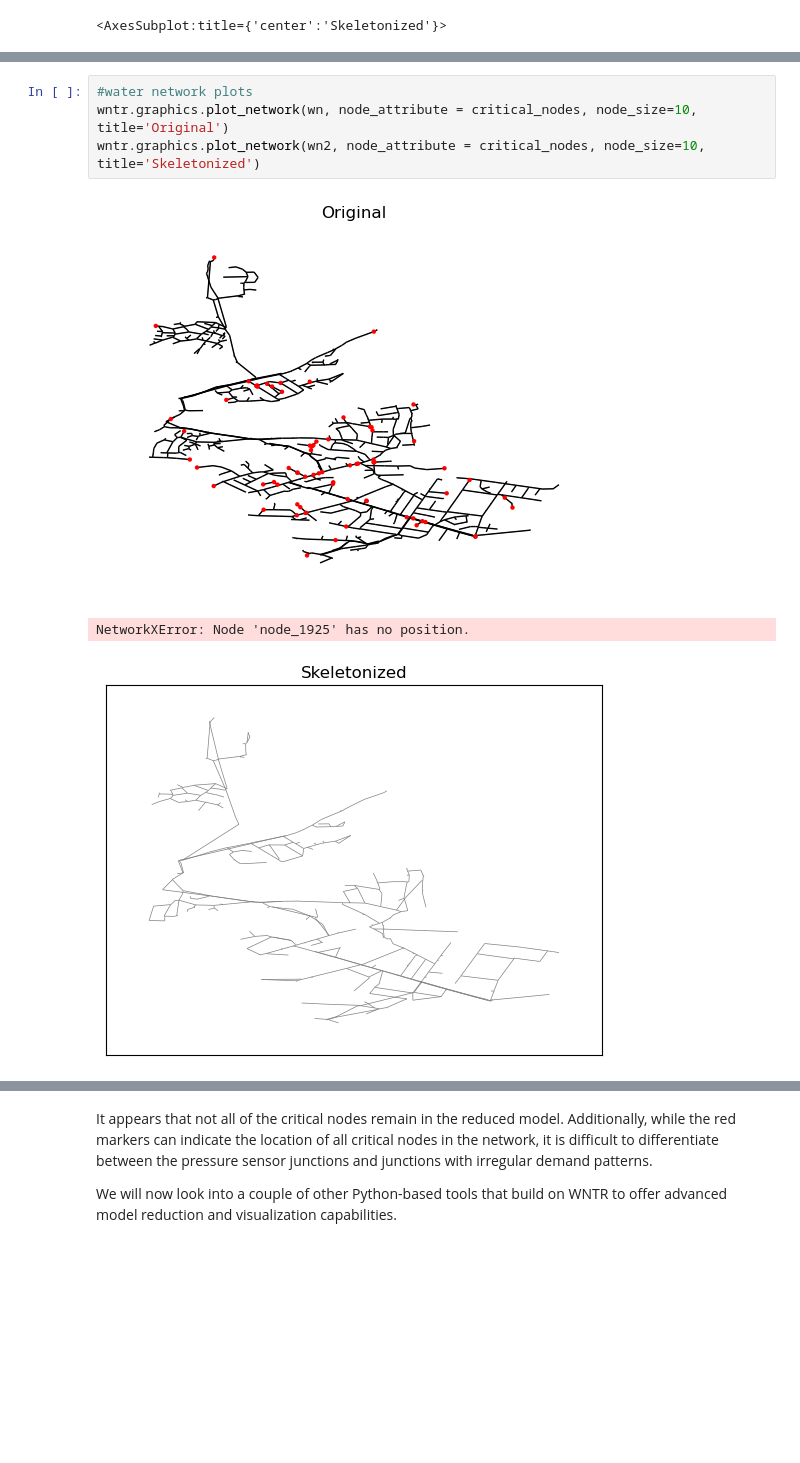
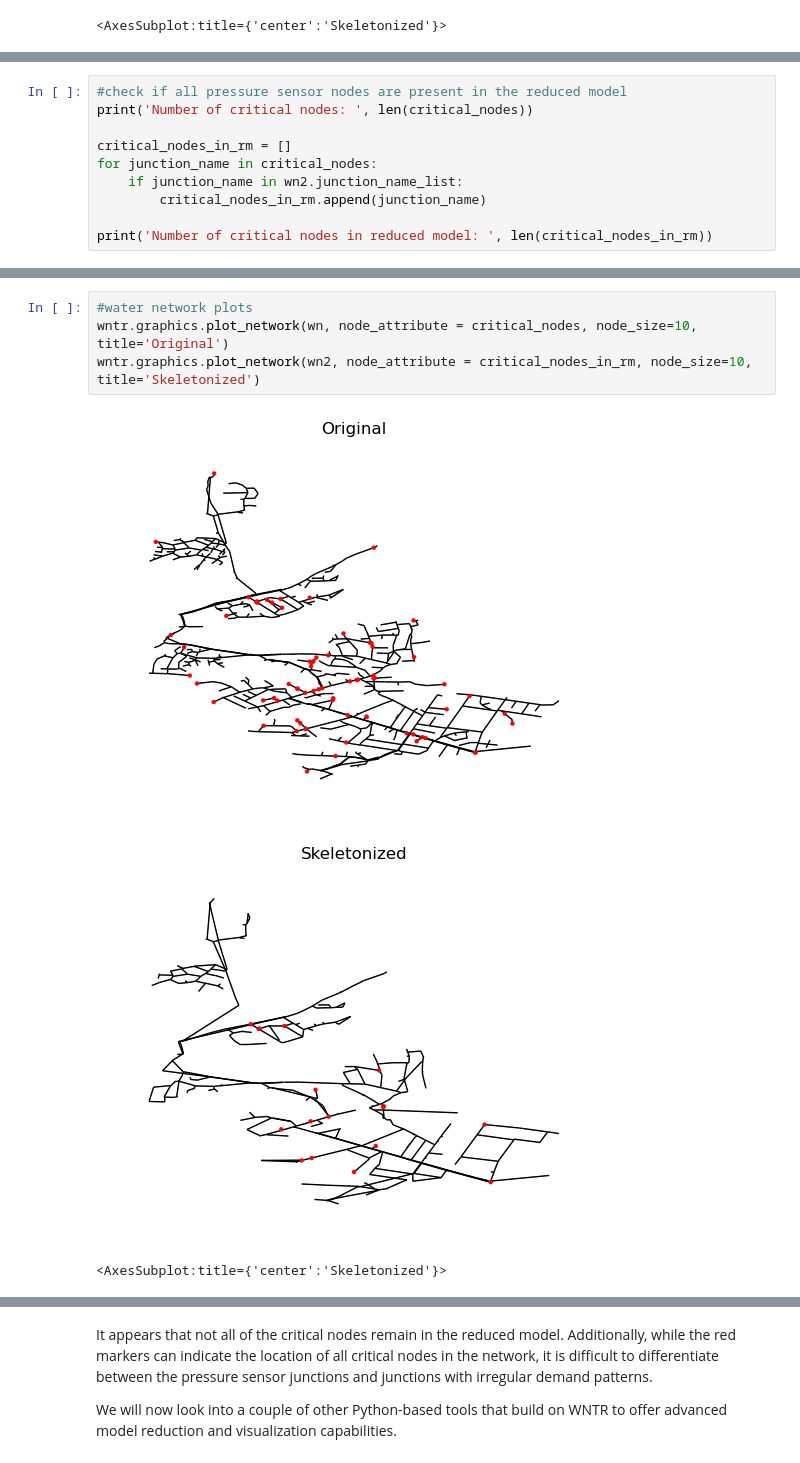
Before and after one commit to meghnathomas/wdsa-ccwi-workshop, a Jupyter notebook: workshop v2/WDSA CCWI Workshop.ipynb, the cells around one changed output, grey strips where cells are left out. Drawn from its saved outputs; the diff is of its cells as text; blank space fills up the shorter version.

```diff
--- a/workshop v2/WDSA CCWI Workshop.ipynb
+++ b/workshop v2/WDSA CCWI Workshop.ipynb
@@ -167,0 +187,10 @@ Let us try to add red markers to these plots to indicate locations of critical j
+# %%
+#check if all pressure sensor nodes are present in the reduced model
+print('Number of critical nodes: ', len(critical_nodes))
+
+critical_nodes_in_rm = []
+for junction_name in critical_nodes:
+    if junction_name in wn2.junction_name_list:
+        critical_nodes_in_rm.append(junction_name)
+
+print('Number of critical nodes in reduced model: ', len(critical_nodes_in_rm))
@@ -168,8 +202,8 @@ Let us try to add red markers to these plots to indicate locations of critical j
 # %%
 #water network plots
 wntr.graphics.plot_network(wn, node_attribute = critical_nodes, node_size=10, title='Original')
-wntr.graphics.plot_network(wn2, node_attribute = critical_nodes, node_size=10, title='Skeletonized')
+wntr.graphics.plot_network(wn2, node_attribute = critical_nodes_in_rm, node_size=10, title='Skeletonized')
 # %% [output]
 [figure]
+[figure, new version]
-NetworkXError: Node 'node_1925' has no position.
+<AxesSubplot:title={'center':'Skeletonized'}>
-[figure, old version]
```
Also changed, not shown: parts of 12 cells of this notebook.
